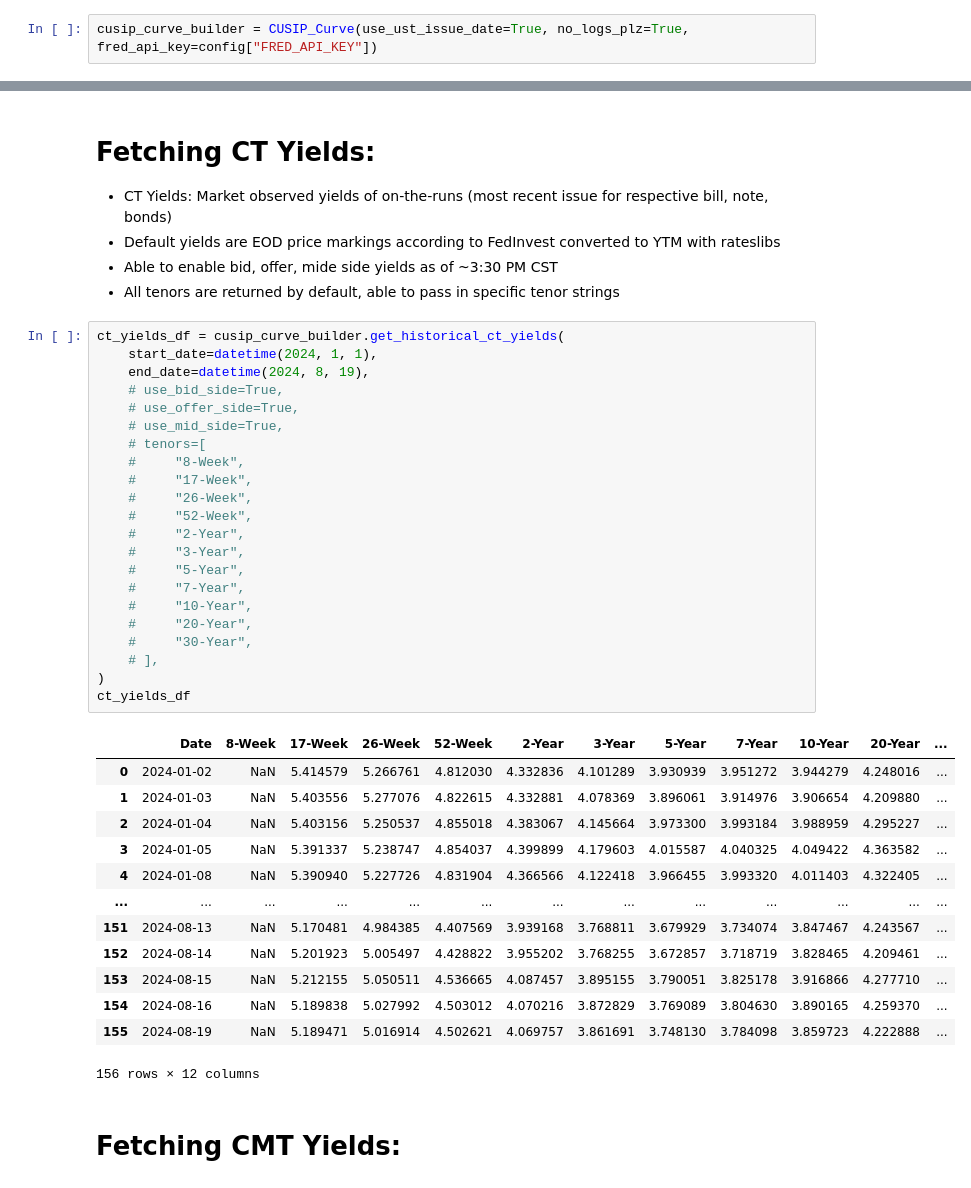
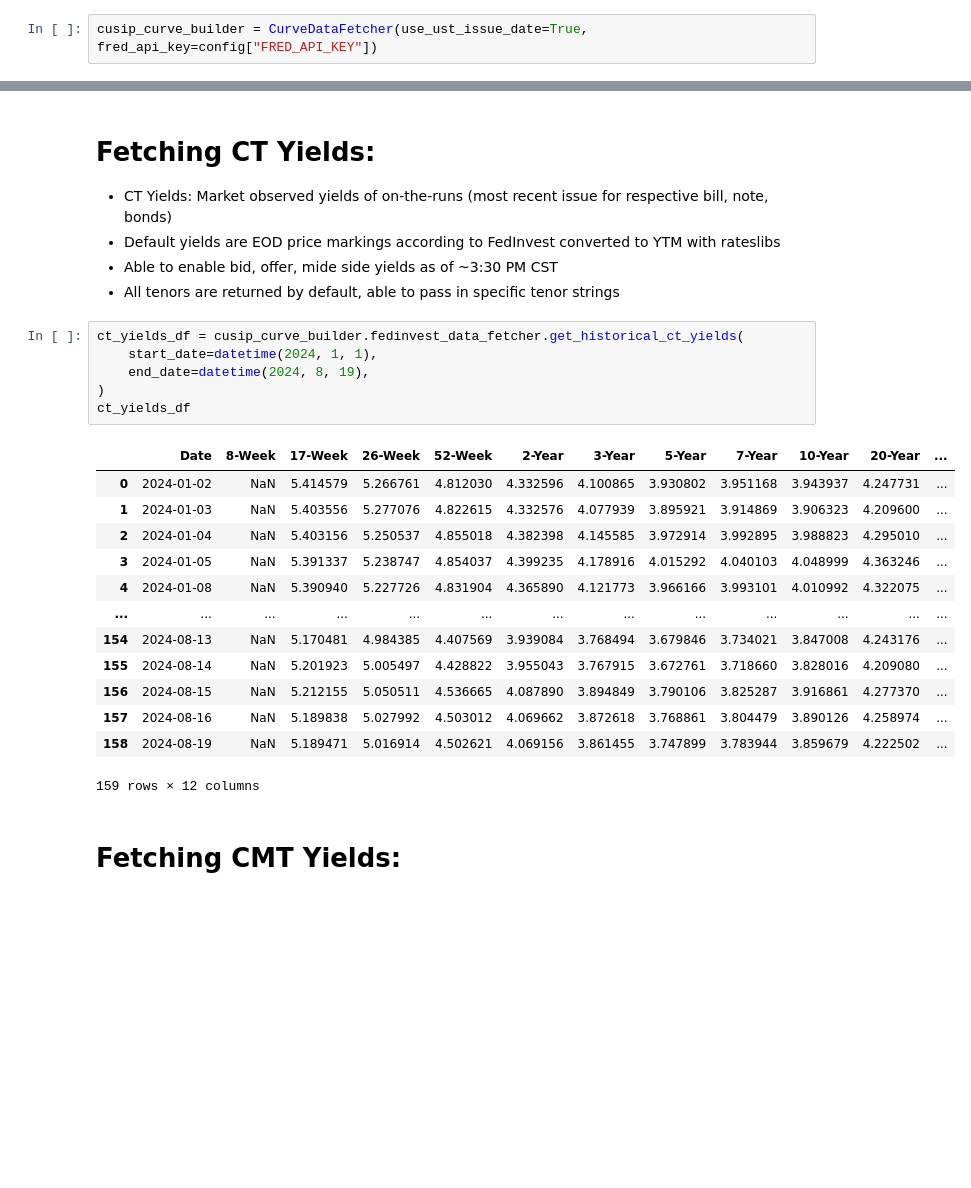
Before and after one commit to cleeclee123/Curvy-CUSIPs, a Jupyter notebook: examples/fetching_data.ipynb, the cells around one changed output, grey strips where cells are left out. Cells and saved outputs as stored; diff of their text form; blank space fills up the shorter version.

Commit message:
update data fetching example

```diff
--- a/examples/fetching_data.ipynb
+++ b/examples/fetching_data.ipynb
@@ -27,4 +24,4 @@ The autoreload extension is already loaded. To reload it, use:
 - CMT Yields from FRED (Fed) or Treasury - Both sources likely pull from the same/use same par curve build (Treasury's monotone convex interpolation performed on forward rates from bids around 3:30 PM EST by FRBNY)
 - Pull All Active CUSIPs given date
 # %%
-cusip_curve_builder = CUSIP_Curve(use_ust_issue_date=True, no_logs_plz=True, fred_api_key=config["FRED_API_KEY"])
+cusip_curve_builder = CurveDataFetcher(use_ust_issue_date=True, fred_api_key=config["FRED_API_KEY"])
@@ -62,41 +99,25 @@ cusip_dict_df
 - Able to enable bid, offer, mide side yields as of ~3:30 PM CST
 - All tenors are returned by default, able to pass in specific tenor strings
 # %%
-ct_yields_df = cusip_curve_builder.get_historical_ct_yields(
+ct_yields_df = cusip_curve_builder.fedinvest_data_fetcher.get_historical_ct_yields(
     start_date=datetime(2024, 1, 1),
     end_date=datetime(2024, 8, 19),
-    # use_bid_side=True,
-    # use_offer_side=True,
-    # use_mid_side=True,
-    # tenors=[
-    #     "8-Week",
-    #     "17-Week",
-    #     "26-Week",
-    #     "52-Week",
-    #     "2-Year",
-    #     "3-Year",
-    #     "5-Year",
-    #     "7-Year",
-    #     "10-Year",
-    #     "20-Year",
-    #     "30-Year",
-    # ],
 )
 ct_yields_df
 # %% [output]
 |  | Date | 8-Week | 17-Week | 26-Week | 52-Week | 2-Year | 3-Year | 5-Year | 7-Year | 10-Year | 20-Year | ... |
-| 0 | 2024-01-02 | NaN | 5.414579 | 5.266761 | 4.812030 | 4.332836 | 4.101289 | 3.930939 | 3.951272 | 3.944279 | 4.248016 | ... |
-| 1 | 2024-01-03 | NaN | 5.403556 | 5.277076 | 4.822615 | 4.332881 | 4.078369 | 3.896061 | 3.914976 | 3.906654 | 4.209880 | ... |
-| 2 | 2024-01-04 | NaN | 5.403156 | 5.250537 | 4.855018 | 4.383067 | 4.145664 | 3.973300 | 3.993184 | 3.988959 | 4.295227 | ... |
-| 3 | 2024-01-05 | NaN | 5.391337 | 5.238747 | 4.854037 | 4.399899 | 4.179603 | 4.015587 | 4.040325 | 4.049422 | 4.363582 | ... |
-| 4 | 2024-01-08 | NaN | 5.390940 | 5.227726 | 4.831904 | 4.366566 | 4.122418 | 3.966455 | 3.993320 | 4.011403 | 4.322405 | ... |
+| 0 | 2024-01-02 | NaN | 5.414579 | 5.266761 | 4.812030 | 4.332596 | 4.100865 | 3.930802 | 3.951168 | 3.943937 | 4.247731 | ... |
+| 1 | 2024-01-03 | NaN | 5.403556 | 5.277076 | 4.822615 | 4.332576 | 4.077939 | 3.895921 | 3.914869 | 3.906323 | 4.209600 | ... |
+| 2 | 2024-01-04 | NaN | 5.403156 | 5.250537 | 4.855018 | 4.382398 | 4.145585 | 3.972914 | 3.992895 | 3.988823 | 4.295010 | ... |
+| 3 | 2024-01-05 | NaN | 5.391337 | 5.238747 | 4.854037 | 4.399235 | 4.178916 | 4.015292 | 4.040103 | 4.048999 | 4.363246 | ... |
+| 4 | 2024-01-08 | NaN | 5.390940 | 5.227726 | 4.831904 | 4.365890 | 4.121773 | 3.966166 | 3.993101 | 4.010992 | 4.322075 | ... |
 | ... | ... | ... | ... | ... | ... | ... | ... | ... | ... | ... | ... | ... |
-| 151 | 2024-08-13 | NaN | 5.170481 | 4.984385 | 4.407569 | 3.939168 | 3.768811 | 3.679929 | 3.734074 | 3.847467 | 4.243567 | ... |
-| 152 | 2024-08-14 | NaN | 5.201923 | 5.005497 | 4.428822 | 3.955202 | 3.768255 | 3.672857 | 3.718719 | 3.828465 | 4.209461 | ... |
-| 153 | 2024-08-15 | NaN | 5.212155 | 5.050511 | 4.536665 | 4.087457 | 3.895155 | 3.790051 | 3.825178 | 3.916866 | 4.277710 | ... |
-| 154 | 2024-08-16 | NaN | 5.189838 | 5.027992 | 4.503012 | 4.070216 | 3.872829 | 3.769089 | 3.804630 | 3.890165 | 4.259370 | ... |
-| 155 | 2024-08-19 | NaN | 5.189471 | 5.016914 | 4.502621 | 4.069757 | 3.861691 | 3.748130 | 3.784098 | 3.859723 | 4.222888 | ... |
+| 154 | 2024-08-13 | NaN | 5.170481 | 4.984385 | 4.407569 | 3.939084 | 3.768494 | 3.679846 | 3.734021 | 3.847008 | 4.243176 | ... |
+| 155 | 2024-08-14 | NaN | 5.201923 | 5.005497 | 4.428822 | 3.955043 | 3.767915 | 3.672761 | 3.718660 | 3.828016 | 4.209080 | ... |
+| 156 | 2024-08-15 | NaN | 5.212155 | 5.050511 | 4.536665 | 4.087890 | 3.894849 | 3.790106 | 3.825287 | 3.916861 | 4.277370 | ... |
+| 157 | 2024-08-16 | NaN | 5.189838 | 5.027992 | 4.503012 | 4.069662 | 3.872618 | 3.768861 | 3.804479 | 3.890126 | 4.258974 | ... |
+| 158 | 2024-08-19 | NaN | 5.189471 | 5.016914 | 4.502621 | 4.069156 | 3.861455 | 3.747899 | 3.783944 | 3.859679 | 4.222502 | ... |
-156 rows × 12 columns
+159 rows × 12 columns
 # %% [markdown]
 # Fetching CMT Yields:
 # %%
```
Also changed, not shown: parts of 11 cells of this notebook, 6 other files.
